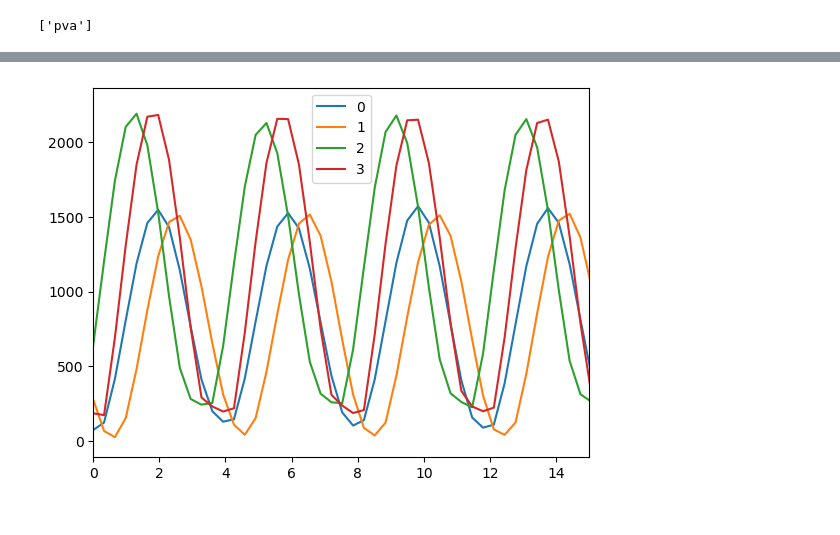
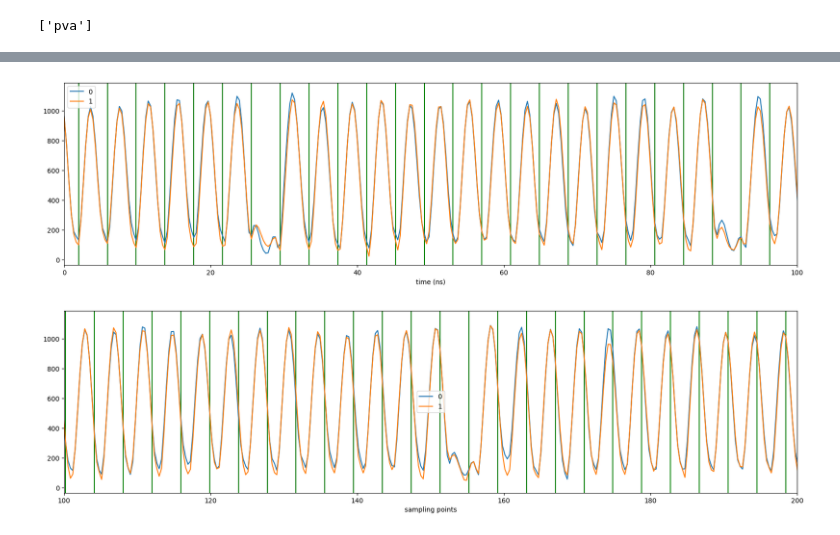
Before and after one commit to slaclab/kek-bpm-rfsoc-dev, a Jupyter notebook: software/notebooks/peaksearch_debug.ipynb, the cells around one changed output, grey strips where cells are left out. Drawn from its saved outputs; the diff is of its cells as text; code cells hidden in the pictures.

```diff
--- a/software/notebooks/peaksearch_debug.ipynb
+++ b/software/notebooks/peaksearch_debug.ipynb
@@ -126,16 +125,42 @@ Data.append(ctxt.get(f'{AmpDispProcessor[0]}:WaveformData'))
 Data.append(ctxt.get(f'{AmpDispProcessor[1]}:WaveformData'))
 Data.append(ctxt.get(f'{AmpDispProcessor[2]}:WaveformData'))
 Data.append(ctxt.get(f'{AmpDispProcessor[3]}:WaveformData'))
+# %%
+start_index=np.argmin(Data[0][:12])
+points_per_bunch=12
+point=np.arange(0,len(Data[0]))
+tate=[]
+for i in range(start_index, len(Data[0])-points_per_bunch+start_index, points_per_bunch):
+    tate.append(t[0][i])
+# %%
+plt.figure(figsize=(20,5))
+for x_value in tate:
+    plt.axvline(x=x_value,c='g')
+plt.plot(t[0],Data[0],label='0')
+plt.plot(t[1],Data[1],label='1')
+#plt.plot(point,Data[2],label='2')
+#plt.plot(point,Data[3],label='3')
+plt.xlim(0,100)
+plt.xlabel("time (ns)")
+plt.legend()
+plt.show()
+# %% [output]
+[figure, added]
 # %%
+plt.figure(figsize=(20,5))
+
+for x_value in tate:
+    plt.axvline(x=x_value,c='g')
 plt.plot(t[0],Data[0],label='0')
-plt.plot(t[1],Data[1],label='1')
-plt.plot(t[2],Data[2],label='2')
-plt.plot(t[3],Data[3],label='3')
-plt.xlim(0,15)
+plt.plot(t[0],Data[1],label='1')
+#plt.plot(point,Data[2],label='2')
+#plt.plot(point,Data[3],label='3')
+plt.xlim(100,200)
+plt.xlabel("sampling points")
 plt.legend()
 plt.show()
 # %% [output]
-[figure, old version]
+[figure, new version]
 # %%
 plt.plot(t[0],Data[0],label='0')
 plt.plot(t[1],Data[1],label='1')
```
Also changed, not shown: parts of 5 cells of this notebook, 11 other files.
